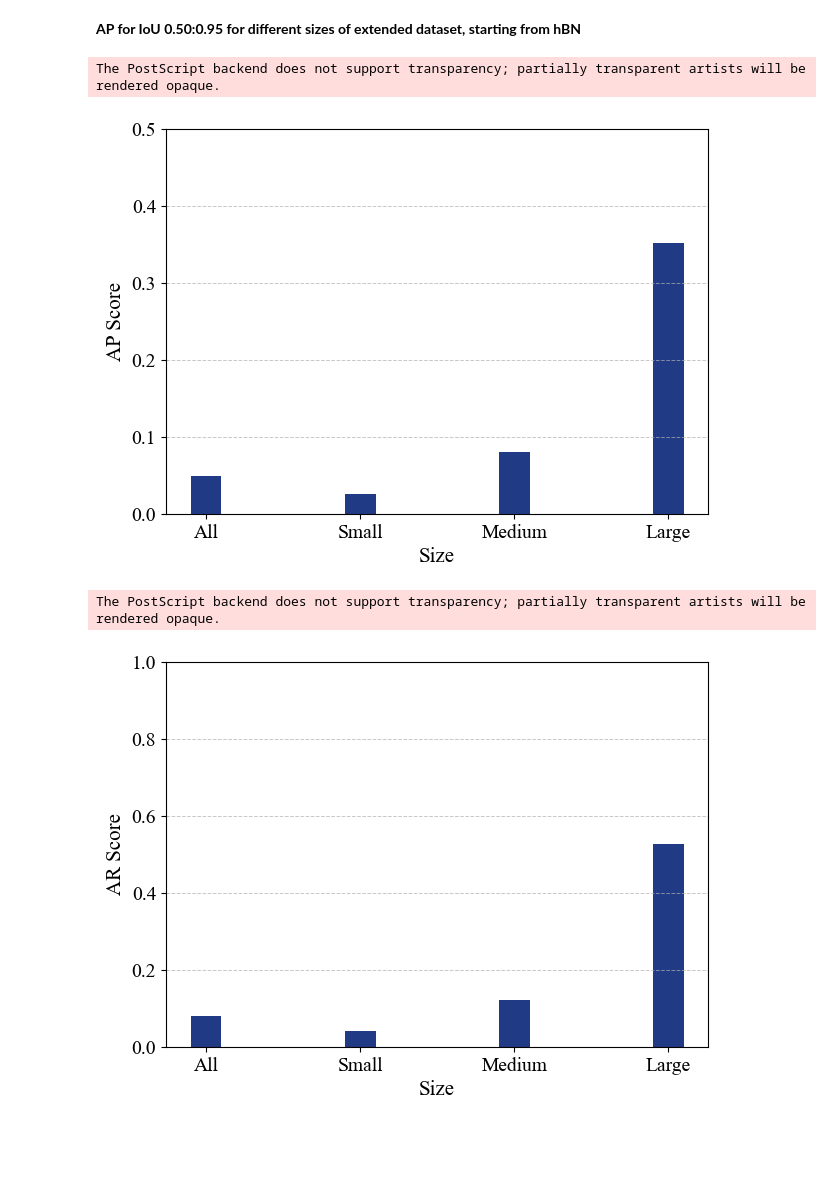
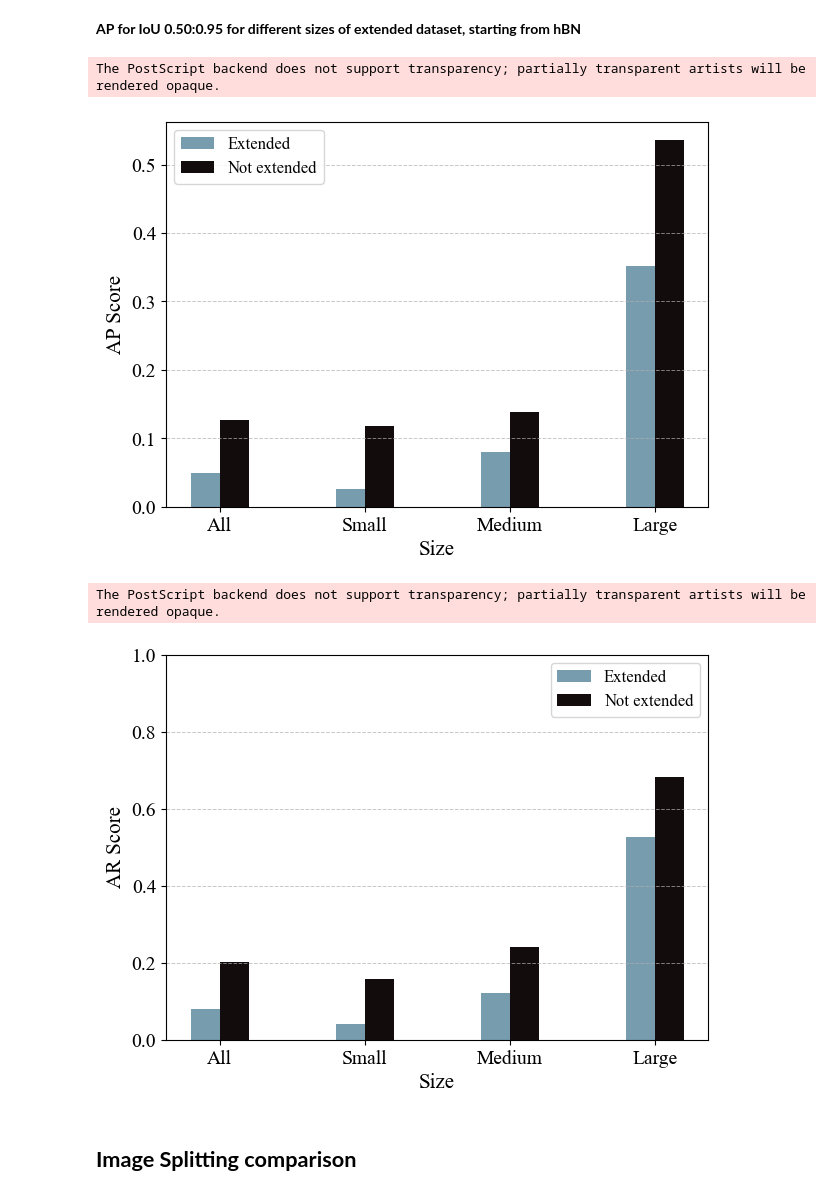
Before and after one commit to Linuxable/tdmms_DL, a Jupyter notebook: plot_results.ipynb, the cells around one changed output. Drawn from its saved outputs; the diff is of its cells as text; code cells hidden in the pictures; blank space fills up the shorter version.

```diff
--- a/plot_results.ipynb
+++ b/plot_results.ipynb
@@ -194,41 +194,44 @@ The PostScript backend does not support transparency; partially transparent arti
 # %%
 # Data
 hBN = np.array([0.049, 0.026, 0.080, 0.352])
+hBN_not_ext = np.array([0.127, 0.118, 0.139, 0.536])
 
 x = np.array([0,1,2,3])
 y = np.array([0, 0.1, 0.2, 0.3, 0.4, 0.5])
 
 x_ticks = ['All', 'Small', 'Medium', 'Large']
 width = 0.2  # Width of bars
 colors = ['#7a5f9b', '#769cae', '#120c0d', '#213a85']
 
 # Plot
 fig, ax = plt.subplots(figsize=(7, 5))
-ax.bar(x + 0*width, hBN, width, label='hBN', color=colors[3])
+ax.bar(x - 0.5*width, hBN, width, label='Extended', color=colors[1])
+ax.bar(x + 0.5*width, hBN_not_ext, width, label='Not extended', color=colors[2])
 
 axis_label_fontsize = 15
 tick_label_fontsize = 14
 legend_fontsize = 12
 
 # Formatting
 ax.set_xticks(x)
 ax.set_yticks(y)
 ax.set_xticklabels(x_ticks, fontsize=tick_label_fontsize)
 ax.set_yticklabels(ax.get_yticks(), fontsize=tick_label_fontsize)
 ax.set_ylabel('AP Score', fontsize=axis_label_fontsize)
 ax.set_xlabel('Size', fontsize=axis_label_fontsize)
-# ax.legend(fontsize=legend_fontsize)
+ax.legend(fontsize=legend_fontsize)
 
 ax.yaxis.grid(True, linestyle='--', alpha=0.7, linewidth=0.7)
 
 plt.savefig(os.path.join(FIGS_DIR, 'AP_score_ext.eps'))
 plt.show()
 # %% [output]
 The PostScript backend does not support transparency; partially transparent artists will be rendered opaque.
-[figure, old version]
+[figure, new version]
 # %%
 # Data
 hBN = np.array([0.079, 0.042, 0.122, 0.527])
+hBN_not_ext = np.array([0.203, 0.157, 0.241, 0.683])
 
 x = np.array([0,1,2,3])
 y = np.array([0, 0.2, 0.4, 0.6, 0.8, 1.0])
@@ -239,7 +242,8 @@ colors = ['#7a5f9b', '#769cae', '#120c0d', '#213a85']
 
 # Plot
 fig, ax = plt.subplots(figsize=(7, 5))
-ax.bar(x + 0*width, hBN, width, label='hBN', color=colors[3])
+ax.bar(x - 0.5*width, hBN, width, label='Extended', color=colors[1])
+ax.bar(x + 0.5*width, hBN_not_ext, width, label='Not extended', color=colors[2])
 
 axis_label_fontsize = 15
 tick_label_fontsize = 14
@@ -252,7 +256,7 @@ ax.set_xticklabels(x_ticks, fontsize=tick_label_fontsize)
 ax.set_yticklabels(ax.get_yticks(), fontsize=tick_label_fontsize)
 ax.set_ylabel('AR Score', fontsize=axis_label_fontsize)
 ax.set_xlabel('Size', fontsize=axis_label_fontsize)
-# ax.legend(fontsize=legend_fontsize)
+ax.legend(fontsize=legend_fontsize)
 
 ax.yaxis.grid(True, linestyle='--', alpha=0.7, linewidth=0.7)
 
@@ -260,4 +264,6 @@ plt.savefig(os.path.join(FIGS_DIR, 'AR_score_ext.eps'))
 plt.show()
 # %% [output]
 The PostScript backend does not support transparency; partially transparent artists will be rendered opaque.
-[figure, old version]
+[figure, new version]
+# %% [markdown]
+## **Image Splitting comparison**
```
Also changed, not shown: parts of 7 cells of this notebook, 7 other files.
